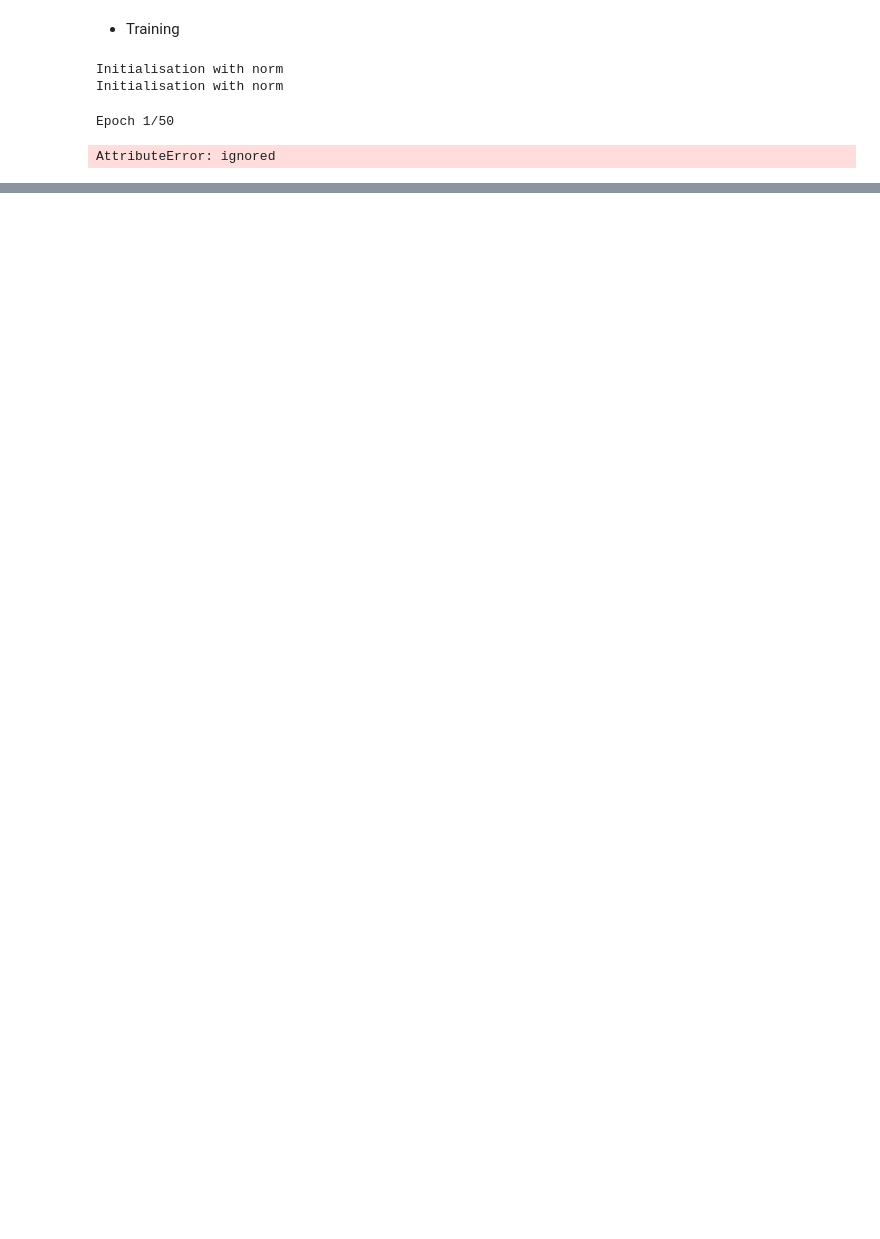
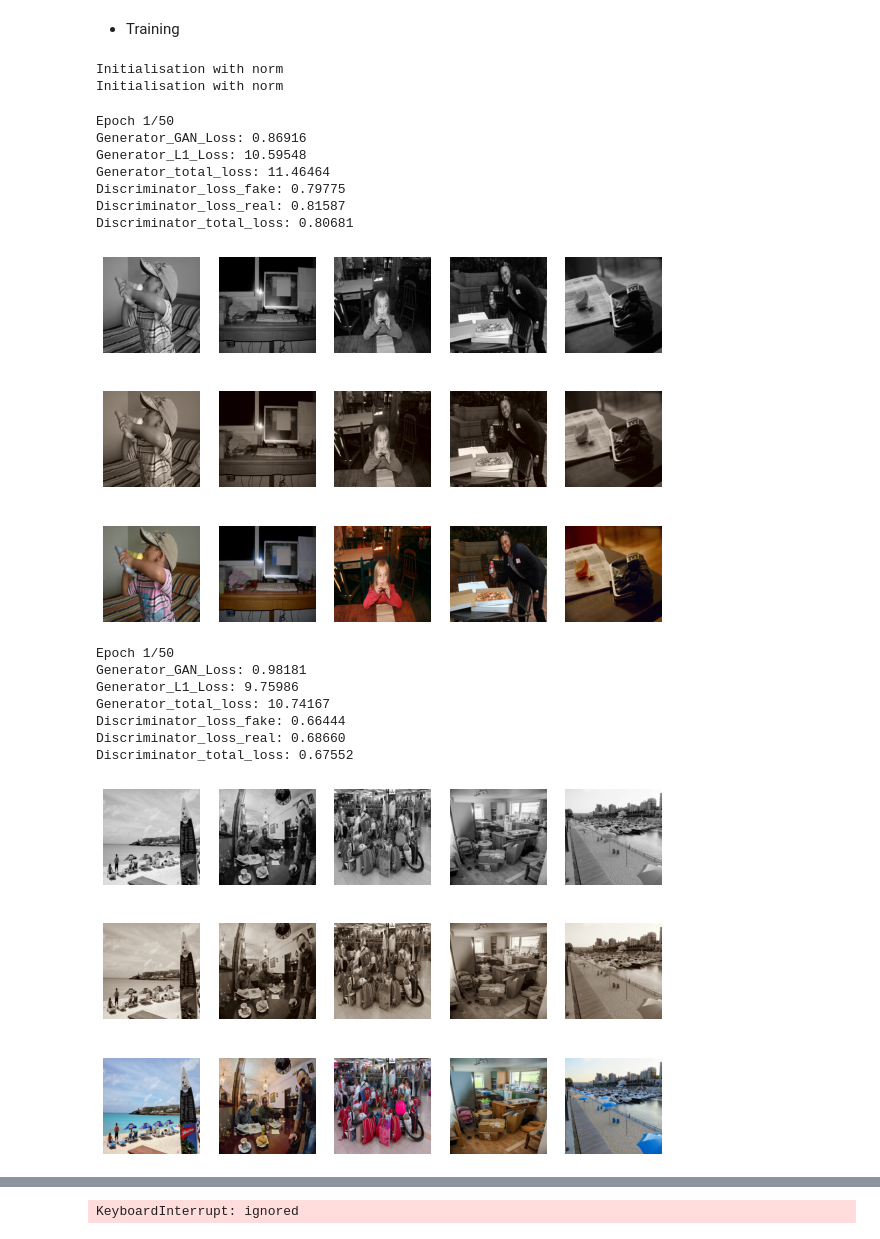
Before and after one commit to deepakmeena61/Image-Colorisation, a Jupyter notebook: image_colorisation.ipynb, the cells around one changed output, grey strips where cells are left out. Drawn from its saved outputs; the diff is of its cells as text; code cells hidden in the pictures; blank space fills up the shorter version.

```diff
--- a/image_colorisation.ipynb
+++ b/image_colorisation.ipynb
@@ -372,0 +375,36 @@ class MainModel(nn.Module):
+# %%
+class calc_loss:
+  def __init__(self):
+    self.zero()
+
+  def zero(self):
+    self.count, self.average, self.sum = [0.]*3
+
+  def calc(self, value, count = 1):
+    self.count += count
+    self.sum += count * value
+    self.average = self.sum / self.count
+
+def loss_dict():
+  Generator_GAN_Loss = calc_loss()
+  Generator_L1_Loss = calc_loss()
+  Generator_total_loss = calc_loss()
+  Discriminator_loss_fake = calc_loss()
+  Discriminator_loss_real = calc_loss()
+  Discriminator_total_loss = calc_loss()
+
+  return{'Generator_GAN_Loss' : Generator_GAN_Loss,
+         'Generator_L1_Loss' : Generator_L1_Loss,
+         'Generator_total_loss' : Generator_total_loss,
+         'Discriminator_loss_fake' : Discriminator_loss_fake,
+         'Discriminator_loss_real' : Discriminator_loss_real,
+         'Discriminator_total_loss' : Discriminator_total_loss}
+
+def loss_updation(model, dictionary, count):
+  for name_of_loss, calculation_of_loss in dictionary.items():
+    loss = getattr(model, name_of_loss)
+    calculation_of_loss.calc(loss.item(), count = count)
+
+def loss_function(dictionary):
+    for name_of_loss, calculation_of_loss in dictionary.items():
+        print(f"{name_of_loss}: {calculation_of_loss.average:.5f}")
@@ -374,7 +414,7 @@ class MainModel(nn.Module):
 def lab_to_rgb(L, ab):
   L = (L + 1.0) * 50.0
   ab = ab * 110.0
-  Lab_image = torch.cat([L, ab], dim=1).i
+  Lab_image = torch.cat([L, ab], dim=1).permute(0, 2, 3, 1).cpu().numpy()
   RGB_images = []
   for i in Lab_image:
     RGB = lab2rgb(i)
@@ -392,7 +432,7 @@ def visualize(model, data):
   L = model.L
   fake_images = lab_to_rgb(L, fake_ab)
   real_images = lab_to_rgb(L, real_ab)
-  fig = plt.figure(figsize=(20,12))
+  fig = plt.figure(figsize=(10,7))
   for i in range(5):
     ax = plt.subplot(3, 5, i + 1)
     ax.imshow(L[i][0].cpu(), cmap='gray')
@@ -407,22 +447,39 @@ def visualize(model, data):
 # %% [markdown]
 - Training
 # %%
-def training_model(model, train, epochs, checkpoint = 25):
+def training_model(model, train, epochs, checkpoint = 300):
   data = next(iter(valid_dl))
   for e in range(epochs):
+    dictionary = loss_dict()
     i = 0
     for data in tqdm(train_dl):
       model.acquire_input(data)
       model.optimize()
+      loss_updation(model, dictionary, count = data['L'].size(0))
       i = i + 1
       if i % checkpoint == 0:
         print(f'\nEpoch {e+1}/{epochs}')
+        loss_function(dictionary)
         visualize(model, data)
 
 model = MainModel()
 training_model(model, train_dl, 50)
 # %% [output]
 Initialisation with norm
 Initialisation with norm
 Epoch 1/50
+Generator_GAN_Loss: 0.86916
+Generator_L1_Loss: 10.59548
+Generator_total_loss: 11.46464
+Discriminator_loss_fake: 0.79775
+Discriminator_loss_real: 0.81587
+Discriminator_total_loss: 0.80681
+[figure, added]
-AttributeError: ignored
+Epoch 1/50
+Generator_GAN_Loss: 0.98181
+Generator_L1_Loss: 9.75986
+Generator_total_loss: 10.74167
+Discriminator_loss_fake: 0.66444
+Discriminator_loss_real: 0.68660
+Discriminator_total_loss: 0.67552
+[figure, added]
@@ -428,0 +494 @@ AttributeError: ignored
+KeyboardInterrupt: ignored
```
Also changed, not shown: parts of 5 cells of this notebook.
